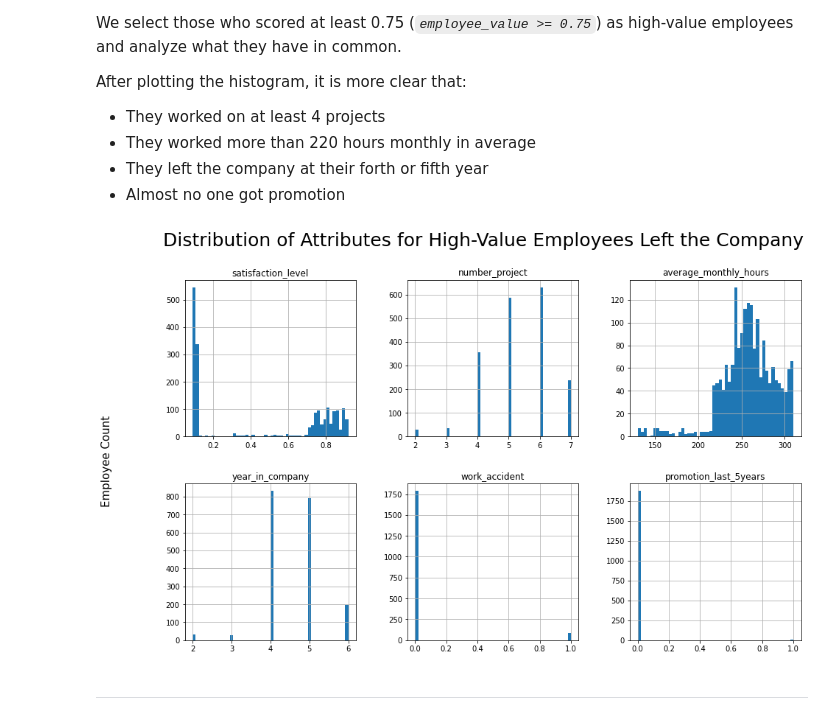
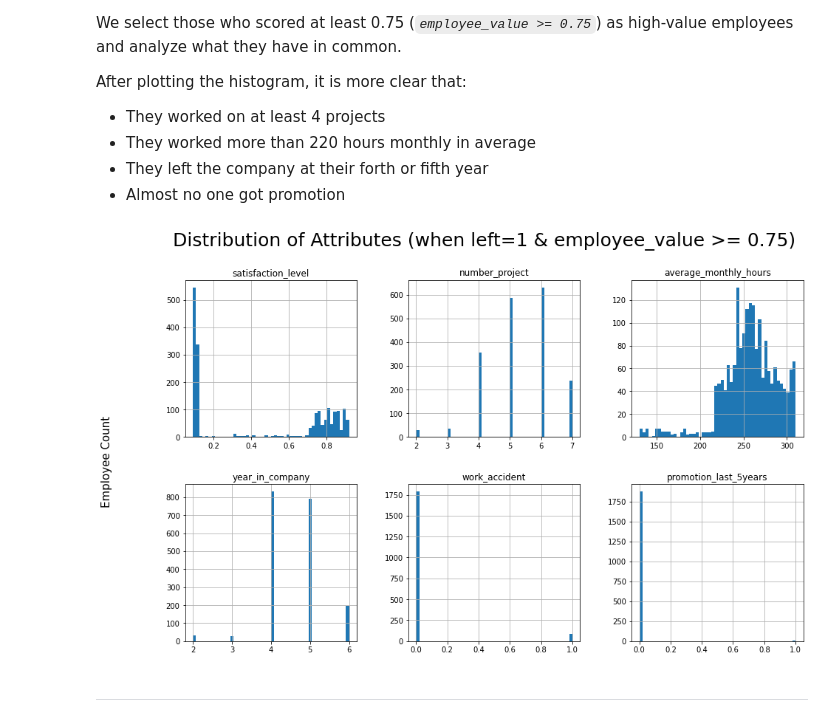
Before and after one commit to YongHHuang/employee_attrition_rate, a Jupyter notebook: hr_data_analytics.ipynb, the cells around one changed output. Saved outputs shown, nothing was run; the diff lists cells and outputs as text; code cells hidden in the pictures.

```diff
--- a/hr_data_analytics.ipynb
+++ b/hr_data_analytics.ipynb
@@ -425,14 +426,14 @@ After plotting the histogram, it is more clear that:
 # %%
 fig, axes = plt.subplots(figsize=(15,9))
 good_left_df = left_df[left_df['employee_value'] >= 0.75].loc[:, left_df.columns != 'employee_value']
 good_left_df.hist(bins=50, ax=fig, layout=(2,3))
 
-fig.suptitle('Distribution of Attributes for High-Value Employees Left the Company', size=25)
+fig.suptitle('Distribution of Attributes (when left=1 & employee_value >= 0.75)', size=25)
 fig.supylabel('Employee Count', size=15)
 
 plt.show()
 # %% [output]
-[figure, old version]
+[figure, new version]
 # %% [markdown]
 ***
 # %% [markdown]
```
Also changed, not shown: parts of 10 cells of this notebook.
